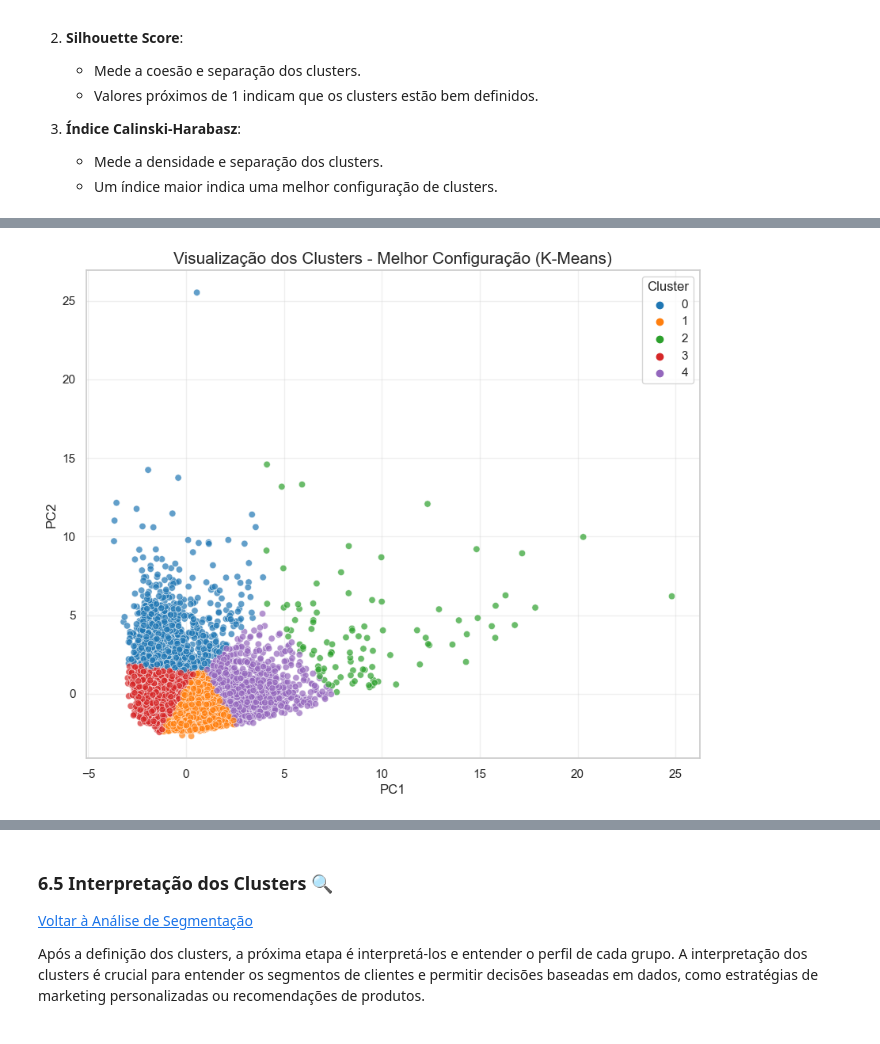
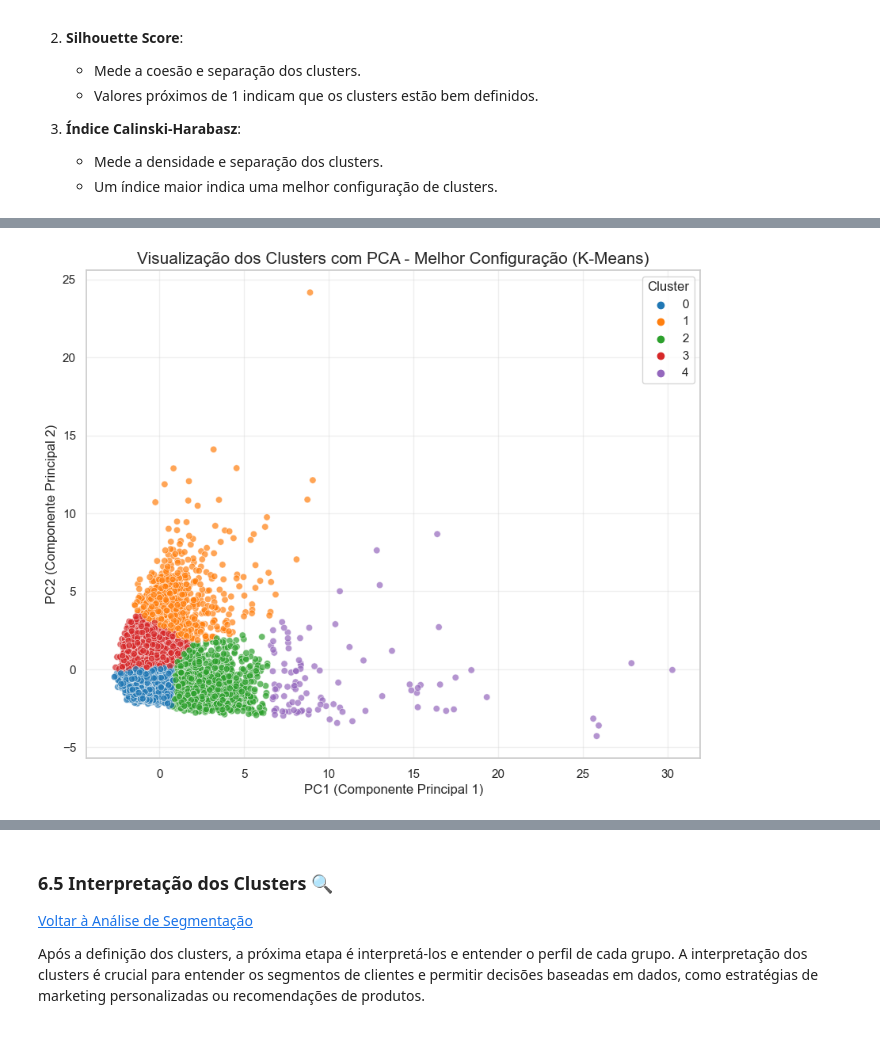
Before and after one commit to tnleite/credit-card-customer-clustering, a Jupyter notebook: 02-Analise/credit-card-customer-clustering.ipynb, the cells around one changed output, grey strips where cells are left out. Cells and saved outputs as stored; diff of their text form; code cells hidden in the pictures.

```diff
--- a/02-Analise/credit-card-customer-clustering.ipynb
+++ b/02-Analise/credit-card-customer-clustering.ipynb
@@ -1027,10 +994,10 @@ Dimensões finais do DataFrame para clusterização: (8636, 16)
 scaler = StandardScaler()
 
 # Aplicando a normalização apenas às variáveis selecionadas da Etapa 1
-dados_normalizados = scaler.fit_transform(df_clusterizacao_selecionada)
+dados_normalizados = scaler.fit_transform(df_clusterizacao)
 
 # Convertendo o resultado de volta para um DataFrame com os mesmos nomes de colunas
-df_normalizado = pd.DataFrame(dados_normalizados, columns=df_clusterizacao_selecionada.columns)
+df_normalizado = pd.DataFrame(dados_normalizados, columns=df_clusterizacao.columns)
 
 # Exibindo as primeiras linhas do DataFrame após a normalização
 print("Primeiras linhas do DataFrame após a normalização:")
@@ -1529,12 +1367,8 @@ Com base na análise das métricas e na necessidade de interpretar os resultados
 # -------------------------------------------------------
 
 # Justificativa:
-# - Continuamos com **5 clusters** como definido anteriormente com base nas análises.
-# - O uso de 2 componentes principais (PCA 2) foi validado por melhorar a separação dos clusters.
+# - Continuamos com **5 clusters**, conforme definido anteriormente com base nas análises.
 # - Exploraremos diferentes combinações de hiperparâmetros do K-Means para encontrar a configuração ideal.
-
-# DataFrame dos dados transformados pelo PCA com 2 componentes
-# Supomos que `dados_pca_2` já foi definido anteriormente como saída do PCA com 2 componentes
 
 # Configuração de hiperparâmetros a serem testados
 parametros = {
@@ -1565,13 +1399,13 @@ for init in parametros['init']:
                 )
 
                 # Ajustando o modelo e obtendo os labels dos clusters
-                kmeans.fit(dados_pca_2)  # Dados transformados pelo PCA (2 componentes)
+                kmeans.fit(df_normalizado)
                 cluster_labels = kmeans.labels_  # Labels de cluster atribuídos às amostras
 
                 # Calculando as métricas de avaliação
-                silhouette = silhouette_score(dados_pca_2, cluster_labels)  # Qualidade da separação
-                davies_bouldin = davies_bouldin_score(dados_pca_2, cluster_labels)  # Compactação e separação
-                calinski_harabasz = calinski_harabasz_score(dados_pca_2, cluster_labels)  # Densidade dos clusters
+                silhouette = silhouette_score(df_normalizado, cluster_labels)  # Qualidade da separação
+                davies_bouldin = davies_bouldin_score(df_normalizado, cluster_labels)  # Compactação e separação
+                calinski_harabasz = calinski_harabasz_score(df_normalizado, cluster_labels)  # Densidade dos clusters
 
                 # Armazenando os resultados para análise posterior
                 resultados.append({
@@ -1637,49 +1471,54 @@ Ajustando o modelo K-Means com init=random, n_init=10, max_iter=500, tol=0.001..
 # %%
 # -------------------------------------------------------
-# Visualização dos Clusters com a Melhor Configuração
+# Visualização dos Clusters com PCA (2 Componentes)
 # -------------------------------------------------------
 
-# Melhor configuração do K-Means
+# Aplicando PCA para reduzir os dados a 2 dimensões
+pca = PCA(n_components=2)
+dados_pca = pca.fit_transform(df_normalizado)
+
+# Ajustando o modelo K-Means com a melhor configuração
 kmeans_best = KMeans(
     n_clusters=5,
     init='k-means++',
     n_init=10,
     max_iter=300,
-    tol=0.0010,
+    tol=0.0001,
     random_state=42
 )
 
-# Ajustando o modelo e gerando os rótulos
-cluster_labels_best = kmeans_best.fit_predict(dados_pca_2)
+# Gerando os rótulos dos clusters com a melhor configuração
+cluster_labels_best = kmeans_best.fit_predict(dados_pca)
 
-# Adicionando os rótulos ao DataFrame com os dados PCA
-df_pca_clusters = pd.DataFrame(dados_pca_2, columns=['PC1', 'PC2'])
+# Criando um DataFrame para os dados transformados pelo PCA
+df_pca_clusters = pd.DataFrame(dados_pca, columns=['PC1', 'PC2'])
 df_pca_clusters['Cluster'] = cluster_labels_best
 
 # ----------------------
 # Visualização com Scatter Plot
 # ----------------------
 plt.figure(figsize=(10, 8))
 sns.scatterplot(
     x='PC1', y='PC2',
     hue='Cluster',
     palette='tab10',
     data=df_pca_clusters,
     legend='full',
     alpha=0.7
 )
-plt.title("Visualização dos Clusters - Melhor Configuração (K-Means)", fontsize=15)
-plt.xlabel("PC1", fontsize=12)
-plt.ylabel("PC2", fontsize=12)
+plt.title("Visualização dos Clusters com PCA - Melhor Configuração (K-Means)", fontsize=15)
+plt.xlabel("PC1 (Componente Principal 1)", fontsize=12)
+plt.ylabel("PC2 (Componente Principal 2)", fontsize=12)
 plt.legend(title='Cluster')
 plt.grid(alpha=0.3)
 plt.show()
 
 # ----------------------
 # Observação:
 # ----------------------
-# - Este gráfico mostra a separação dos clusters no espaço 2D das componentes principais.
-# - Pode ser útil revisar se há sobreposição significativa ou se a separação visual é coerente com as métricas avaliadas.
+# - Este gráfico reduz os dados a duas dimensões (via PCA) para facilitar a visualização.
+# - Embora o PCA não preserve toda a variância dos dados, ele oferece uma visão clara da separação visual entre os clusters.
+# - Pode ser útil validar a coerência dessa separação com as métricas de clusterização já analisadas.
 # %% [output]
-[figure, old version]
+[figure, new version]
 # %% [markdown]
```
Also changed, not shown: parts of 20 cells of this notebook.
